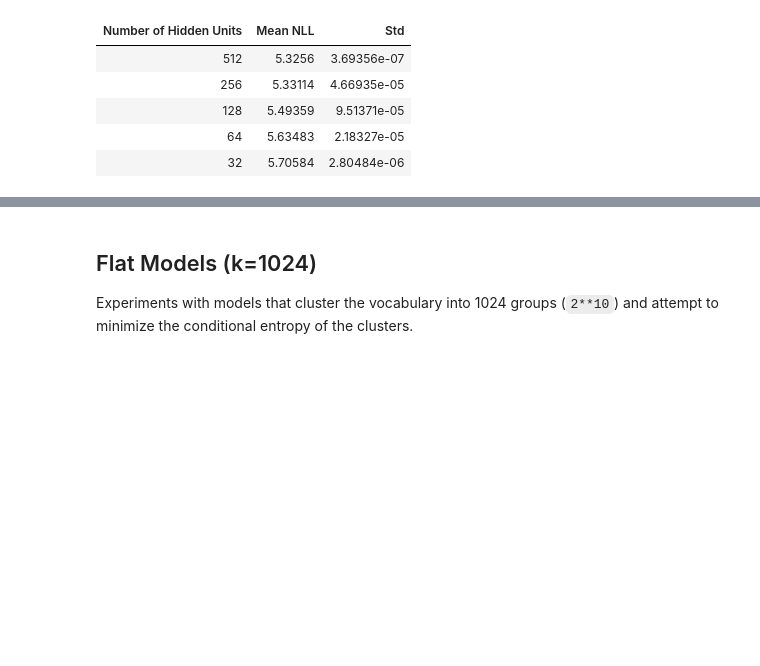
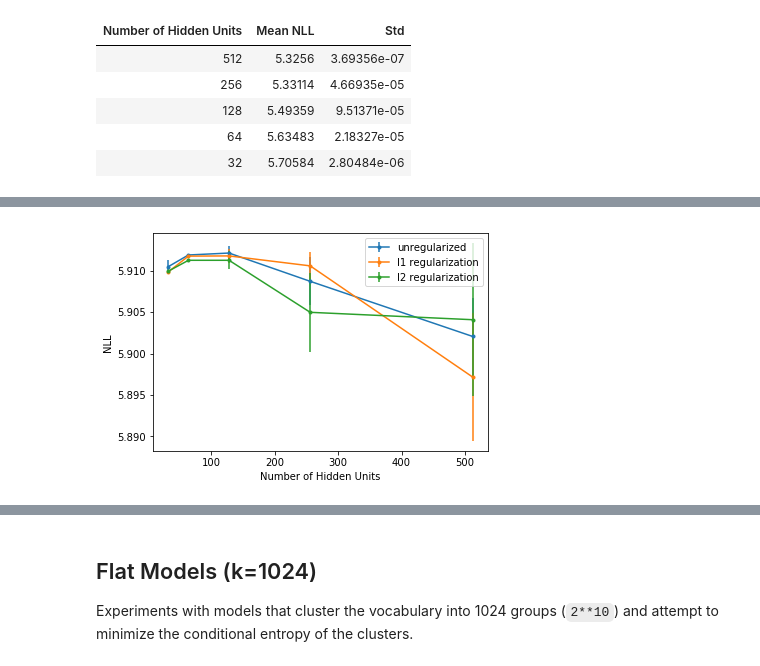
Before and after one commit to bstriner/discrete-skip-gram, a Jupyter notebook: notebook/results.ipynb, the cells around one changed output, grey strips where cells are left out. Saved outputs shown, nothing was run; the diff lists cells and outputs as text; code cells hidden in the pictures; blank space fills up the shorter version.

```diff
--- a/notebook/results.ipynb
+++ b/notebook/results.ipynb
@@ -138,0 +179,14 @@ Experiments with models that cluster the vocabulary into two groups and attempt
+# %%
+# GMM binary clustering
+binary_gmm = load_output('skipgram_baseline_binary_gmm.npz')
+# Plot NLL by baseline hidden units
+bzks = binary_gmm['bzks']
+bar(bzks, binary_gmm['baseline'], 'unregularized', axis=(1,2))
+bar(bzks, binary_gmm['l1'], 'l1 regularization', axis=(1,2))
+bar(bzks, binary_gmm['l2'], 'l2 regularization', axis=(1,2))
+plt.ylabel('NLL')
+plt.xlabel('Number of Hidden Units')
+plt.legend()
+plt.show()
+# %% [output]
+[figure, added]
```
Also changed, not shown: parts of 7 cells of this notebook, 3 other files.
